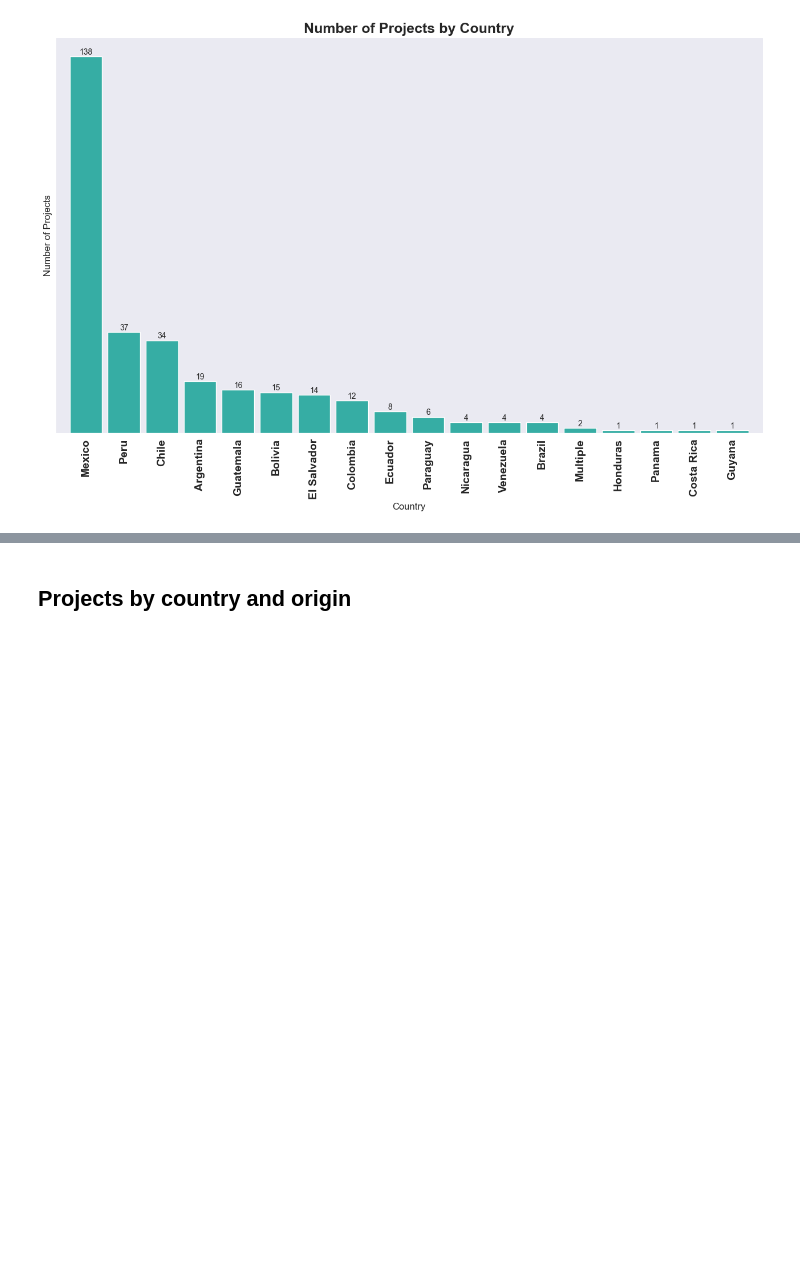
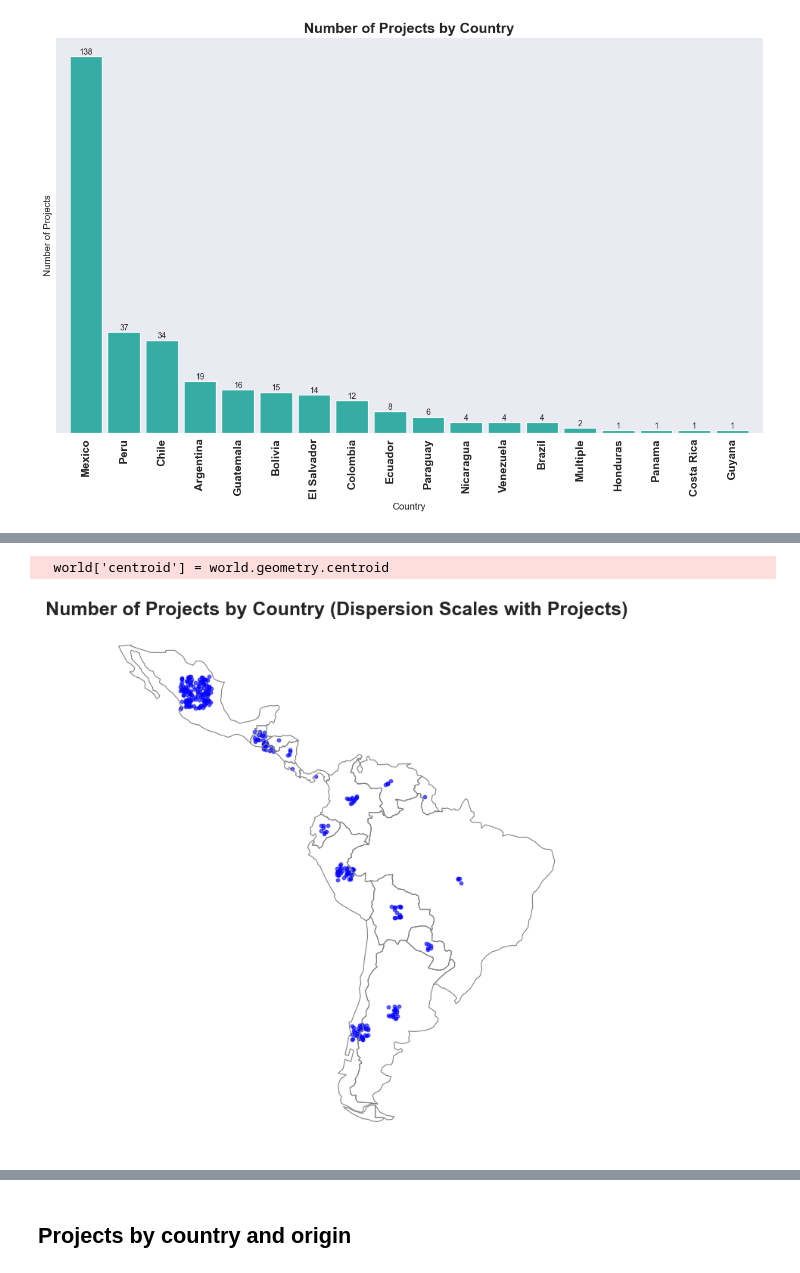
Before and after one commit to Instituto-Pulso-PUCP/revitalizacion-linguistica-latam, a Jupyter notebook: Visualizacion.ipynb, the cells around one changed output, grey strips where cells are left out. Drawn from its saved outputs; the diff is of its cells as text; code cells hidden in the pictures; blank space fills up the shorter version.

Commit message:
World map visualization

```diff
--- a/Visualizacion.ipynb
+++ b/Visualizacion.ipynb
@@ -146,0 +163,46 @@ plt.show()
+# %%
+import geopandas as gpd
+import matplotlib.pyplot as plt
+import numpy as np
+
+# Load world map
+world = gpd.read_file('data/ne_110m_admin_0_countries/ne_110m_admin_0_countries.shp')
+
+# Identify the correct column for country names
+world = world.merge(df_grouped, left_on='ADMIN', right_on='Country')
+
+# Remove 'Multiple' entries
+world = world[world['Country'] != 'Multiple']
+
+# Get country centroids
+world['centroid'] = world.geometry.centroid
+
+# Prepare scatter plot data
+points_x = []
+points_y = []
+
+for _, row in world.iterrows():
+    num_projects = int(row['Project'])  # Number of projects in the country
+    centroid_x, centroid_y = row['centroid'].x, row['centroid'].y
+
+    # Define dispersion based on number of projects
+    dispersion = 0.1 + 0.25 * np.sqrt(num_projects)  # Limits max spread
+
+    # Generate points with scaled dispersion
+    points_x.extend(centroid_x + np.random.uniform(-dispersion, dispersion, num_projects))
+    points_y.extend(centroid_y + np.random.uniform(-dispersion, dispersion, num_projects))
+
+# Plot the map
+fig, ax = plt.subplots(1, 1, figsize=(16, 9))
+world.boundary.plot(ax=ax, linewidth=0.8, color="gray")
+
+# Scatter plot with variable dispersion
+ax.scatter(points_x, points_y, color='blue', alpha=0.6, s=10)  # Adjust `s` for point size
+
+plt.title('Number of Projects by Country (Dispersion Scales with Projects)', fontsize=18, fontweight='bold')
+plt.axis('off')
+plt.savefig('images/number_of_projects_by_country_scaled_dots.png', dpi=300, bbox_inches='tight')
+plt.show()
+# %% [output]
+  world['centroid'] = world.geometry.centroid
+[figure, added]
```
Also changed, not shown: parts of 4 cells of this notebook, 1 other file.
